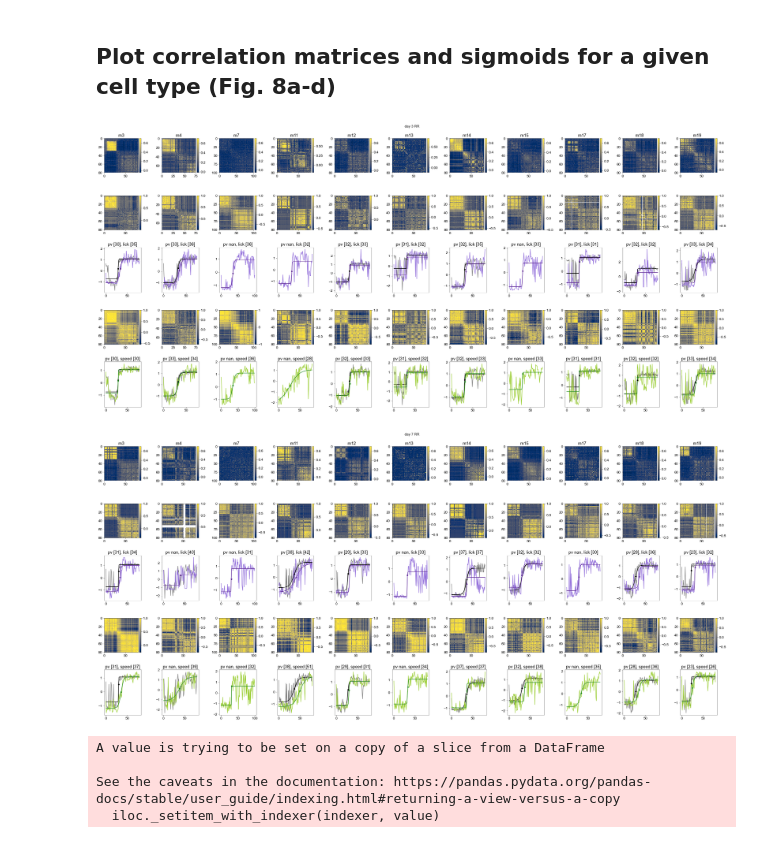
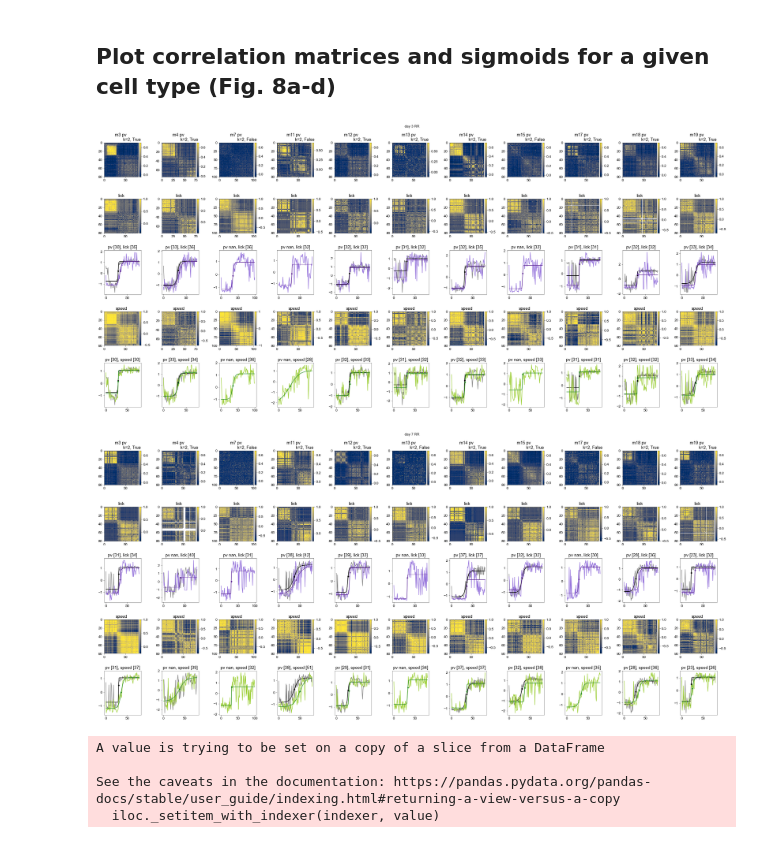
Before and after one commit to GiocomoLab/Sosa_et_al_2024, a Jupyter notebook: notebooks/Fig8_Ext10_DistanceScore.ipynb, the cells around one changed output. Saved outputs shown, nothing was run; the diff lists cells and outputs as text; code cells hidden in the pictures.

```diff
--- a/notebooks/Fig8_Ext10_DistanceScore.ipynb
+++ b/notebooks/Fig8_Ext10_DistanceScore.ipynb
@@ -127,8 +131,7 @@ include_ans = multiDayData[exp_days[0]].circ_rel_stats_across_an['include_ans']
 # separately calc PV corr mat for RR cells
 dist_score = {}
 cell_masks = {}
-ct_keys = ['RR', 'TR', 'nonRR', 'appear', 'all']
-ct = 'RR'
+ct_keys = ['RR', 'nonRR', 'appear']
 
 max_k = 2  # set max k to examine for optimal clustering
 # ^we expect 2 maps, pre- and post-switch. Eliminating sessions that have more than
@@ -433,17 +438,18 @@ for day in [3, 7]:  # dist_score.keys():
             h0 = ax[0, an_i].pcolormesh(
                 Y_sim, shading='auto', vmax=0.7, cmap='cividis')
 
-            ax[0, an_i].set_title(
-                f"k={dist_score[day][an]['pv'][ct]['k']}, one_map={dist_score[day][an]['pv'][ct]['one_map'][0]}")
+            ax[0, an_i].set_title(f"m{ut.get_mouse_number(an)} pv \n  \
+                k={dist_score[day][an]['pv'][ct]['k']}, {not bool(dist_score[day][an]['pv'][ct]['one_map'][0])}")
 
             # sim mat for licks; lick mat
             h1 = ax[1, an_i].pcolormesh(
                 lick_sim, shading='auto',  vmax=1, cmap='cividis')
-
+            ax[1, an_i].set_title('lick')
             # sim mat for licks; lick mat
             h2 = ax[3, an_i].pcolormesh(
                 speed_sim, shading='auto', vmax=1, cmap='cividis')
-            pt.colorbar(h0), pt.colorbar(h1), pt.colorbar(h2), pt.colorbar(h4)
+            pt.colorbar(h0), pt.colorbar(h1), pt.colorbar(h2)
+            ax[3, an_i].set_title('speed')
 
             [ax[i, an_i].axis('square') for i in [0, 1, 3]]
             [ax[i, an_i].invert_yaxis() for i in [0, 1, 3]]
@@ -473,36 +479,36 @@ for day in [3, 7]:  # dist_score.keys():
 
             # plot sigmoids
             if ~np.isnan(dist_score[day][an]['pv'][ct]['remap_trial']):
                 ax[2, an_i].plot(dist_score[day][an]['pv'][ct]['remap_trial'],
                                  dist_score[day][an]['pv'][ct]['sigmoid'][dist_score[day]
                                                                           [an]['pv'][ct]['remap_trial']],
                                  '.k', markersize=8)
                 ax[4, an_i].plot(dist_score[day][an]['pv'][ct]['remap_trial'],
                                  dist_score[day][an]['pv'][ct]['sigmoid'][dist_score[day]
                                                                           [an]['pv'][ct]['remap_trial']],
                                  '.k', markersize=8)
             if ~np.isnan(dist_score[day][an]['lick']['remap_trial']):
                 ax[2, an_i].plot(dist_score[day][an]['lick']['remap_trial'],
                                  dist_score[day][an]['lick']['sigmoid'][dist_score[day]
                                                                         [an]['lick']['remap_trial']],
                                  '.', color='rebeccapurple', markersize=8)
 
             if ~np.isnan(dist_score[day][an]['speed']['remap_trial']):
                 ax[4, an_i].plot(dist_score[day][an]['speed']['remap_trial'],
                                  dist_score[day][an]['speed']['sigmoid'][dist_score[day]
                                                                          [an]['speed']['remap_trial']],
                                  '.', color='forestgreen', markersize=8)
 
-            ax[0, an_i].set_title("m%s" % ut.get_mouse_number(an))
+
 
         save_figures = False
         if save_figures:
             pt.savefig(fig, fig_dir, 'allSwitchAns_days%d_%s_CorrMat_DistScore_resampled' % (
                 day, ct),
                 extension='.pdf')
 # %% [output]
-[figure, old version]
+[figure, new version]
-[figure, old version]
+[figure, new version]
 # %%
 # only for sessions with a successful sigmoidal fit,
 # look at the distribution of remap trials
```
Also changed, not shown: parts of 9 cells of this notebook, 5 other files.
